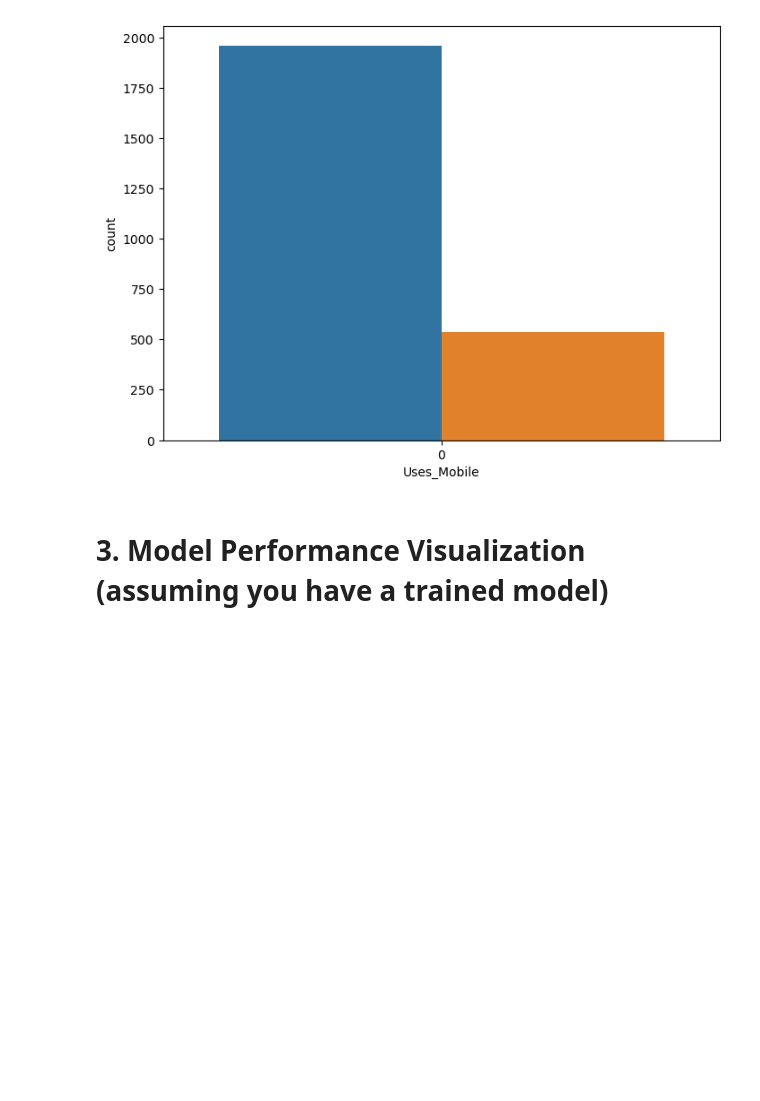
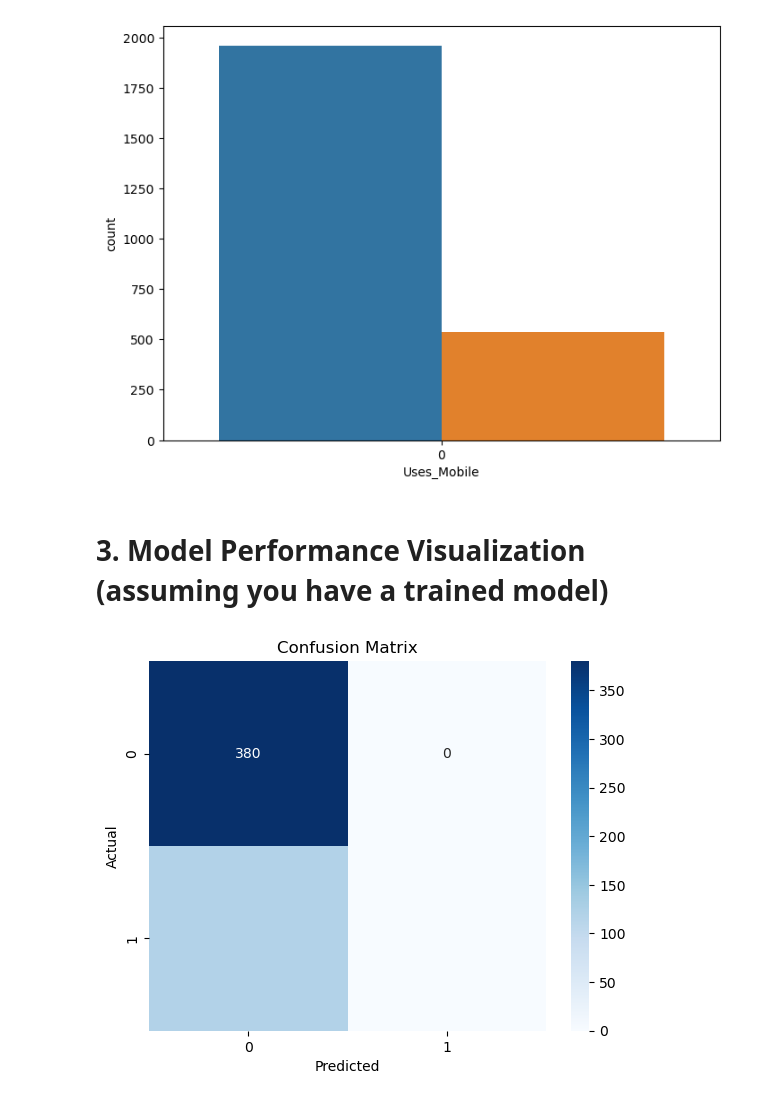
Before and after one commit to AlexOrtiz5/Churn_Prediction, a Jupyter notebook: Visualization.ipynb, the cells around one changed output. Drawn from its saved outputs; the diff is of its cells as text; code cells hidden in the pictures; blank space fills up the shorter version.

```diff
--- a/Visualization.ipynb
+++ b/Visualization.ipynb
@@ -70,14 +73,35 @@ AttributeError: 'numpy.int64' object has no attribute 'startswith'
 [figure]
 # %% [markdown]
 # 3. Model Performance Visualization (assuming you have a trained model)
+# %%
+engineered_df = pd.read_csv("./Data/churn_amazon_prime_users.csv" )
+# Assuming 'Churned' is your target variable
+X = engineered_df.drop(['Churned','User ID', 'Name', 'Email Address', 'Username', 'Date of Birth',
+       'Location', 'Membership Start Date', 'Membership End Date',
+       'Payment Information', 'Renewal Status', 'Usage Frequency',
+       'Purchase History', 'Favorite Genres', 'Devices Used',
+       'Engagement Metrics', 'Feedback/Ratings',
+       'Customer Support Interactions', 'Membership Duration (Days)', 'Age',
+       'Days Since Membership Start'], axis=1)  # Drop the 'Name' column
+y = engineered_df['Churned']
+
+# Split data into training and testing sets
+X_train, X_test, y_train, y_test = train_test_split(X, y, test_size=0.2, random_state=42)
+# %%
+# Load the saved model
+loaded_model = joblib.load('./TrainedModel/churn_prediction_model.joblib')
+# %%
+# Make predictions using the loaded model
+y_pred = loaded_model.predict(X_test)
 # %%
 # Confusion Matrix
-# from sklearn.metrics import confusion_matrix
-# cm = confusion_matrix(y_test, y_pred)
-# sns.heatmap(cm, annot=True, fmt='d', cmap='Blues')
-# plt.xlabel('Predicted')
-# plt.ylabel('Actual')
-# plt.title('Confusion Matrix')
-# plt.show()
+cm = confusion_matrix(y_test, y_pred)
+sns.heatmap(cm, annot=True, fmt='d', cmap='Blues')
+plt.xlabel('Predicted')
+plt.ylabel('Actual')
+plt.title('Confusion Matrix')
+plt.show()
+# %% [output]
+[figure, added]
 # %%
 # ROC Curve
```
Also changed, not shown: parts of 2 cells of this notebook.
